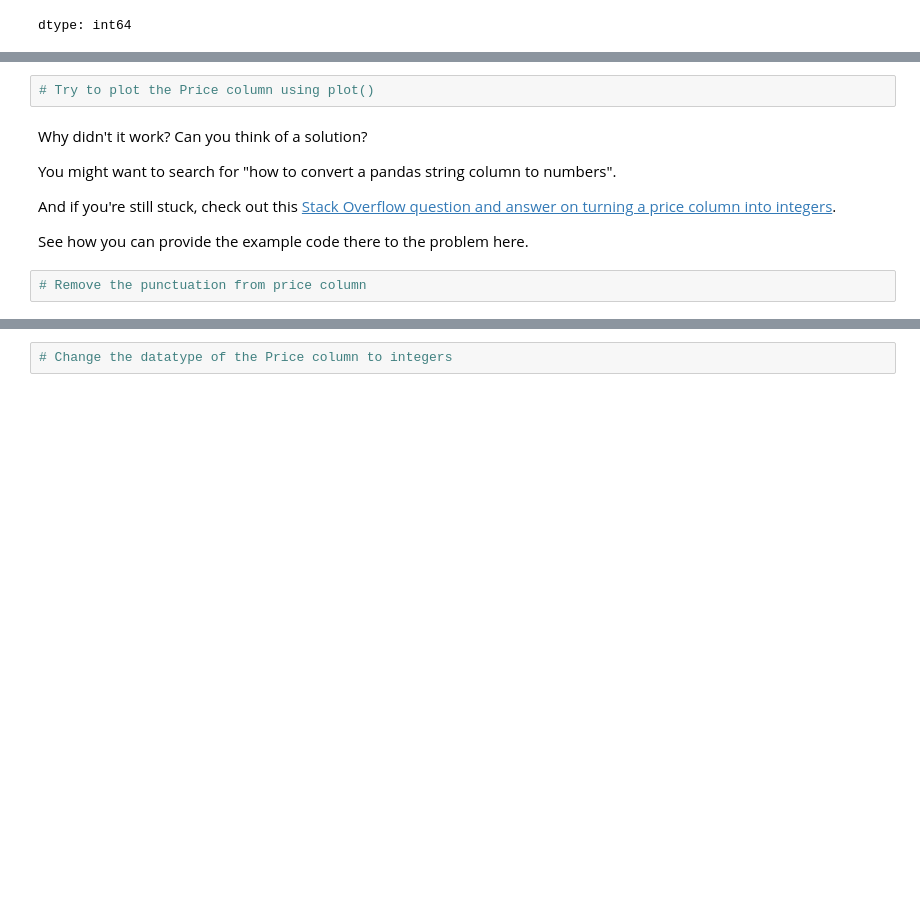
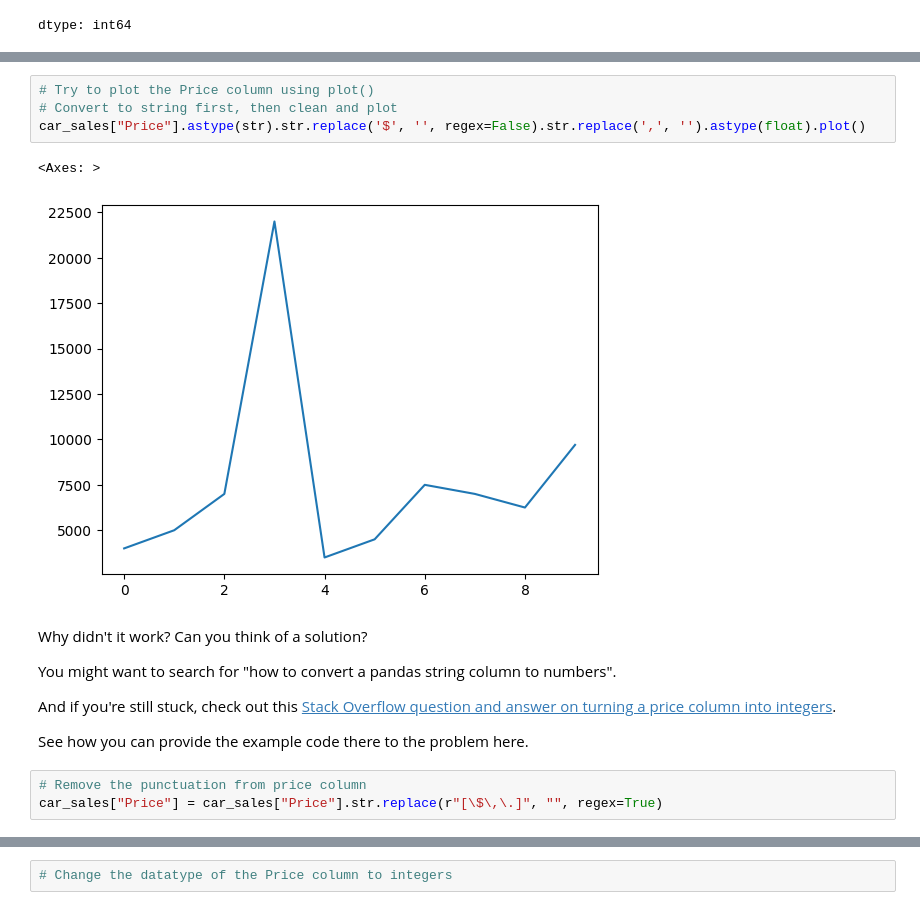
Before and after one commit to prosikder/Assignment-For-python-Intern, a Jupyter notebook: section-2-data-science-and-ml-tools/pandas-exercises.ipynb, the cells around one changed output, grey strips where cells are left out. Drawn from its saved outputs; the diff is of its cells as text; blank space fills up the shorter version.

```diff
--- a/section-2-data-science-and-ml-tools/pandas-exercises.ipynb
+++ b/section-2-data-science-and-ml-tools/pandas-exercises.ipynb
@@ -220,5 +254,10 @@ dtype: int64
 # %%
 # Try to plot the Price column using plot()
+# Convert to string first, then clean and plot
+car_sales["Price"].astype(str).str.replace('$', '', regex=False).str.replace(',', '').astype(float).plot()
+# %% [output]
+<Axes: >
+[figure, added]
 # %% [markdown]
 Why didn't it work? Can you think of a solution?
 
@@ -229,5 +268,6 @@ And if you're still stuck, check out this [Stack Overflow question and answer on
 See how you can provide the example code there to the problem here.
 # %%
 # Remove the punctuation from price column
+car_sales["Price"] = car_sales["Price"].str.replace(r"[\$\,\.]", "", regex=True)
 # %%
 # Check the changes to the price column
```
Also changed, not shown: parts of 9 cells of this notebook.
